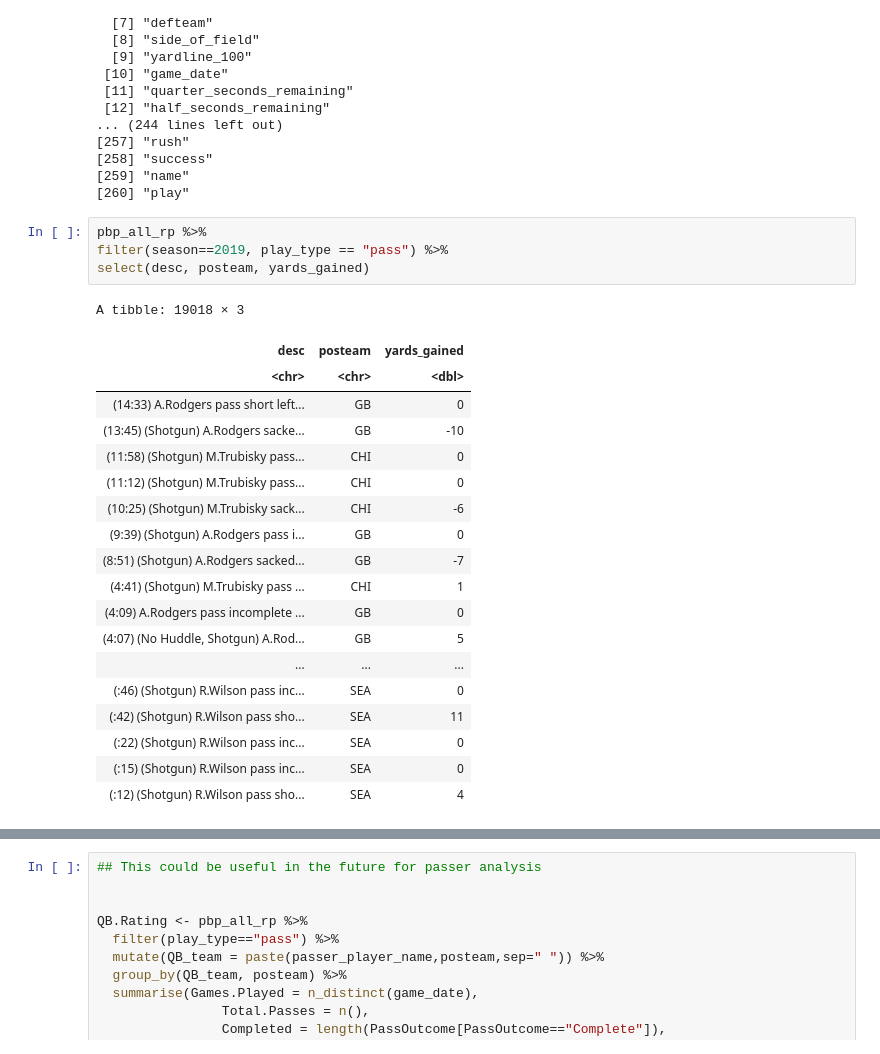
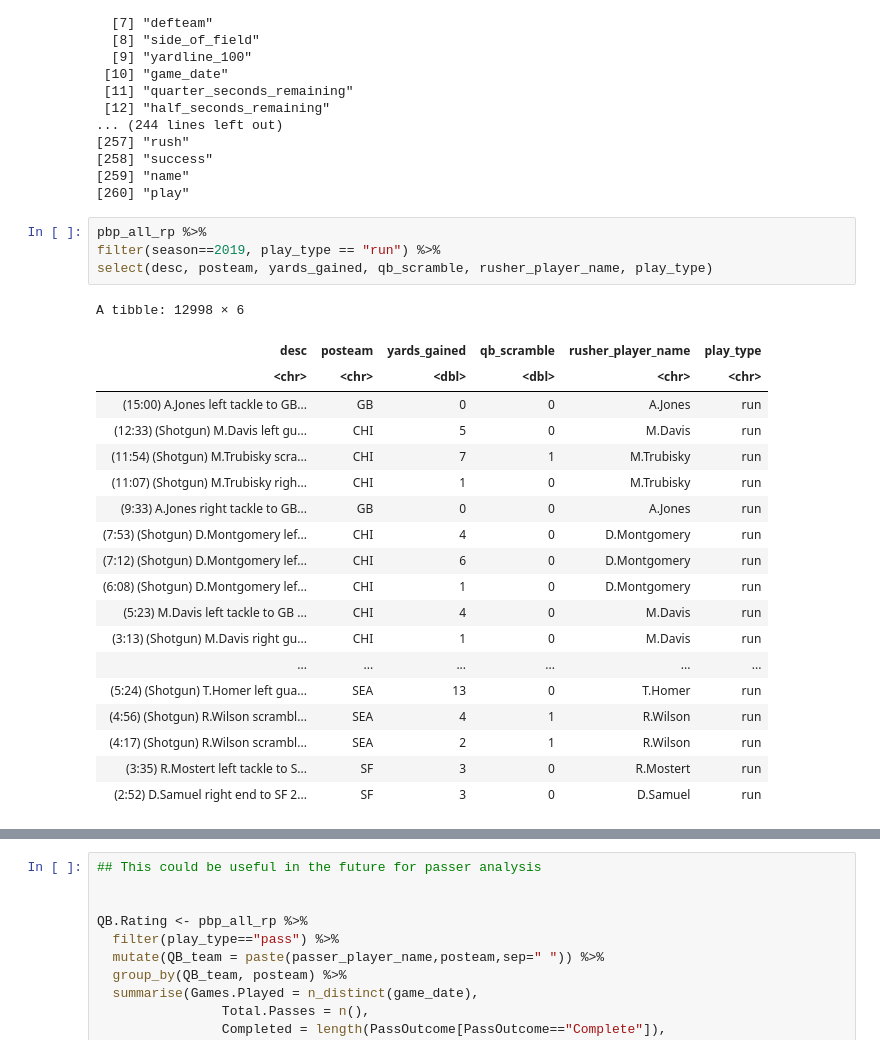
Before and after one commit to rennerm1/NFL-Data-Science-Project, a Jupyter notebook: playingaround.ipynb, the cells around one changed output, grey strips where cells are left out. Drawn from its saved outputs; the diff is of its cells as text.

```diff
--- a/playingaround.ipynb
+++ b/playingaround.ipynb
@@ -622,26 +622,26 @@ names()
 [260] "play"
 # %%
 pbp_all_rp %>%
-filter(season==2019, play_type == "pass") %>%
-select(desc, posteam, yards_gained)
+filter(season==2019, play_type == "run") %>%
+select(desc, posteam, yards_gained, qb_scramble, rusher_player_name, play_type)
 # %% [output]
-A tibble: 19018 × 3
+A tibble: 12998 × 6
-| desc | posteam | yards_gained |
-| <chr> | <chr> | <dbl> |
-| (14:33) A.Rodgers pass short left... | GB | 0 |
-| (13:45) (Shotgun) A.Rodgers sacke... | GB | -10 |
-| (11:58) (Shotgun) M.Trubisky pass... | CHI | 0 |
-| (11:12) (Shotgun) M.Trubisky pass... | CHI | 0 |
-| (10:25) (Shotgun) M.Trubisky sack... | CHI | -6 |
-| (9:39) (Shotgun) A.Rodgers pass i... | GB | 0 |
-| (8:51) (Shotgun) A.Rodgers sacked... | GB | -7 |
-| (4:41) (Shotgun) M.Trubisky pass ... | CHI | 1 |
-| (4:09) A.Rodgers pass incomplete ... | GB | 0 |
-| (4:07) (No Huddle, Shotgun) A.Rod... | GB | 5 |
-| ... | ... | ... |
-| (:46) (Shotgun) R.Wilson pass inc... | SEA | 0 |
-| (:42) (Shotgun) R.Wilson pass sho... | SEA | 11 |
-| (:22) (Shotgun) R.Wilson pass inc... | SEA | 0 |
-| (:15) (Shotgun) R.Wilson pass inc... | SEA | 0 |
-| (:12) (Shotgun) R.Wilson pass sho... | SEA | 4 |
+| desc | posteam | yards_gained | qb_scramble | rusher_player_name | play_type |
+| <chr> | <chr> | <dbl> | <dbl> | <chr> | <chr> |
+| (15:00) A.Jones left tackle to GB... | GB | 0 | 0 | A.Jones | run |
+| (12:33) (Shotgun) M.Davis left gu... | CHI | 5 | 0 | M.Davis | run |
+| (11:54) (Shotgun) M.Trubisky scra... | CHI | 7 | 1 | M.Trubisky | run |
+| (11:07) (Shotgun) M.Trubisky righ... | CHI | 1 | 0 | M.Trubisky | run |
+| (9:33) A.Jones right tackle to GB... | GB | 0 | 0 | A.Jones | run |
+| (7:53) (Shotgun) D.Montgomery lef... | CHI | 4 | 0 | D.Montgomery | run |
+| (7:12) (Shotgun) D.Montgomery lef... | CHI | 6 | 0 | D.Montgomery | run |
+| (6:08) (Shotgun) D.Montgomery lef... | CHI | 1 | 0 | D.Montgomery | run |
+| (5:23) M.Davis left tackle to GB ... | CHI | 4 | 0 | M.Davis | run |
+| (3:13) (Shotgun) M.Davis right gu... | CHI | 1 | 0 | M.Davis | run |
+| ... | ... | ... | ... | ... | ... |
+| (5:24) (Shotgun) T.Homer left gua... | SEA | 13 | 0 | T.Homer | run |
+| (4:56) (Shotgun) R.Wilson scrambl... | SEA | 4 | 1 | R.Wilson | run |
+| (4:17) (Shotgun) R.Wilson scrambl... | SEA | 2 | 1 | R.Wilson | run |
+| (3:35) R.Mostert left tackle to S... | SF | 3 | 0 | R.Mostert | run |
+| (2:52) D.Samuel right end to SF 2... | SF | 3 | 0 | D.Samuel | run |
 # %%
```
Also changed, not shown: parts of 2 cells of this notebook.
